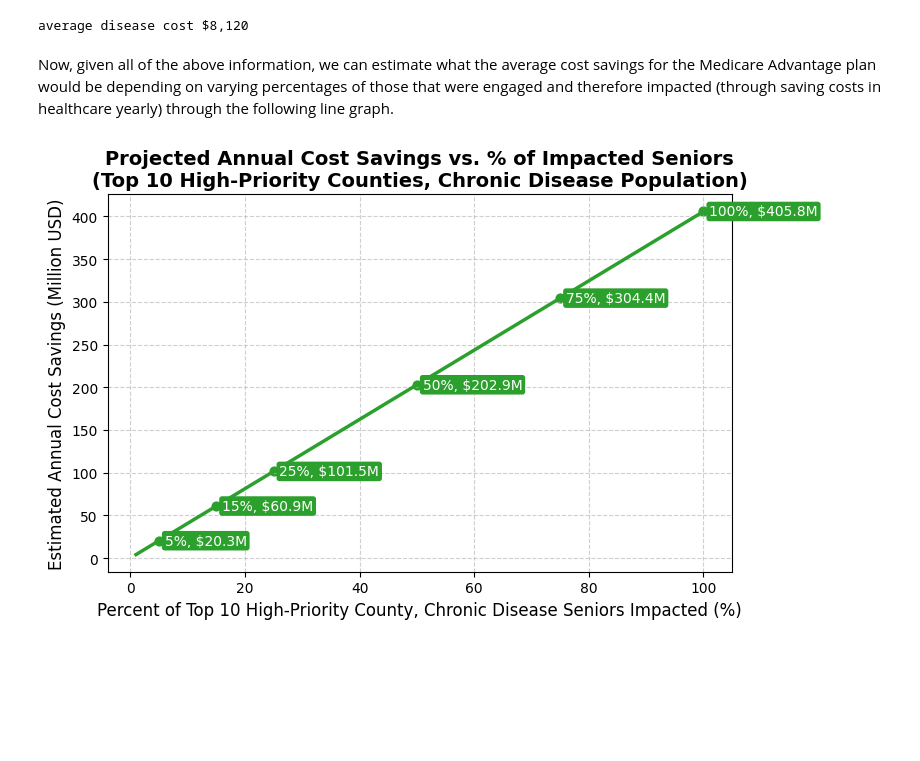
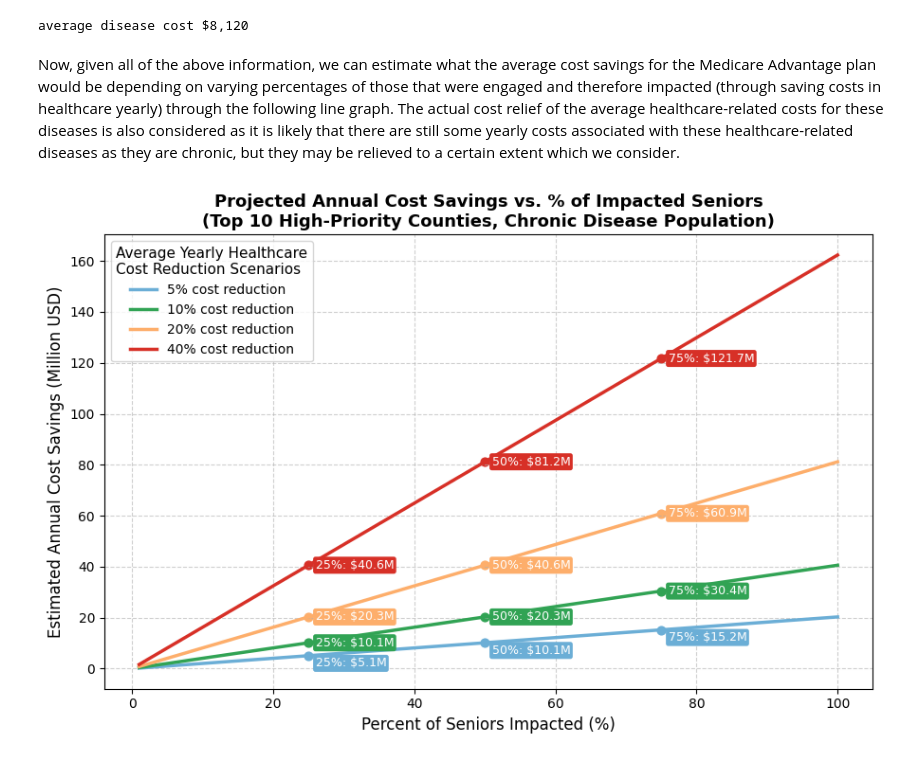
Before and after one commit to laimao19/dataops-challenge, a Jupyter notebook: main-analysis.ipynb, the cells around one changed output. Drawn from its saved outputs; the diff is of its cells as text; code cells hidden in the pictures; blank space fills up the shorter version.

Commit message:
adjusted visualization 4 to be more statistically sound in that i dont assume that the whole average yearly healthcare related cost will be relieved but rather a varying percentage

```diff
--- a/main-analysis.ipynb
+++ b/main-analysis.ipynb
@@ -498,30 +498,42 @@ print(f"average disease cost ${int(avg_disease_cost):,}")
 # %% [output]
 average disease cost $8,120
 # %% [markdown]
-Now, given all of the above information, we can estimate what the average cost savings for the Medicare Advantage plan would be depending on varying percentages of those that were engaged and therefore impacted (through saving costs in healthcare yearly) through the following line graph.
+Now, given all of the above information, we can estimate what the average cost savings for the Medicare Advantage plan would be depending on varying percentages of those that were engaged and therefore impacted (through saving costs in healthcare yearly) through the following line graph. The actual cost relief of the average healthcare-related costs for these diseases is also considered as it is likely that there are still some yearly costs associated with these healthcare-related diseases as they are chronic, but they may be relieved to a certain extent which we consider.
 # %%
-percentage_impacted = np.linspace(0.01, 1.00, 100) #going from 1% to 100%
-#calculating savings as total with chronic disease from 65+ population in top 10 * avg disease cost * percent impacted
-savings = total_with_chronic_disease * avg_disease_cost * percentage_impacted
-plot.figure(figsize=(8,5))
-plot.plot(percentage_impacted*100, savings/1e6, color="#2ca02c", linewidth=2.5)
-#to mark for readability/interpretability
-key_points = [5, 15, 25, 50, 75, 100]
-for x in key_points:
-    y = total_with_chronic_disease * avg_disease_cost * (x/100) / 1e6
-    plot.scatter(x, y, color="#2ca02c", s=40)
-    plot.text(
-        x + 1, y,
-        f"{x:.0f}%, ${y:.1f}M",
-        fontsize=10, va='center', color='white',
-        bbox=dict(facecolor="#2ca02c", edgecolor="none", boxstyle="round,pad=0.2")
-    )
+#percent of seniors impacted (1–100%)
+percentage_impacted = np.linspace(0.01, 1.00, 100)
+
+#cost-reduction assumptions (program effectiveness)
+cost_reliefs = [0.05, 0.10, 0.20, 0.40] #from 5% to 40%
+colors = ["#6baed6", "#31a354", "#fdae6b", "#d73027"] #colors
+labels = ["5% cost reduction", "10% cost reduction", "20% cost reduction", "40% cost reduction"] #labels
+
+plot.figure(figsize=(9,6)) #actual figure
+
+offsets = [-3,0,0,0] #moved down the label for the first one b/c it was getting overlapped
+for relief, color, label, offset in zip(cost_reliefs, colors, labels, offsets):
+    #savings calculation
+    savings = total_with_chronic_disease * (avg_disease_cost * relief) * percentage_impacted
+    plot.plot(percentage_impacted*100, savings/1e6, color=color, linewidth=2.5, label=label)
+    key_points = [25, 50, 75] #showing the 25%, 50%, and 75% seniors impacted cost savings
+    for x in key_points:
+        y = total_with_chronic_disease * avg_disease_cost * (x/100) * relief / 1e6
+        plot.scatter(x, y, color=color, s=40)
+        plot.text(
+            x + 1, y + offset,
+            f"{x:.0f}%: ${y:.1f}M",
+            fontsize=9, va='center', color='white',
+            bbox=dict(facecolor=color, edgecolor='none', boxstyle='round,pad=0.2')
+        )
+
 plot.title("Projected Annual Cost Savings vs. % of Impacted Seniors\n"
-    "(Top 10 High-Priority Counties, Chronic Disease Population)", fontsize=14, weight='bold')
-plot.xlabel("Percent of Top 10 High-Priority County, Chronic Disease Seniors Impacted (%)", fontsize=12)
+          "(Top 10 High-Priority Counties, Chronic Disease Population)",
+          fontsize=13, weight='bold')
+plot.xlabel("Percent of Seniors Impacted (%)", fontsize=12)
 plot.ylabel("Estimated Annual Cost Savings (Million USD)", fontsize=12)
+plot.legend(title="Average Yearly Healthcare""\nCost Reduction Scenarios", fontsize=10, title_fontsize=11)
 plot.grid(True, linestyle='--', alpha=0.6)
 plot.tight_layout()
 plot.show()
 # %% [output]
-[figure, old version]
+[figure, new version]
```
Also changed, not shown: 1 other file.
